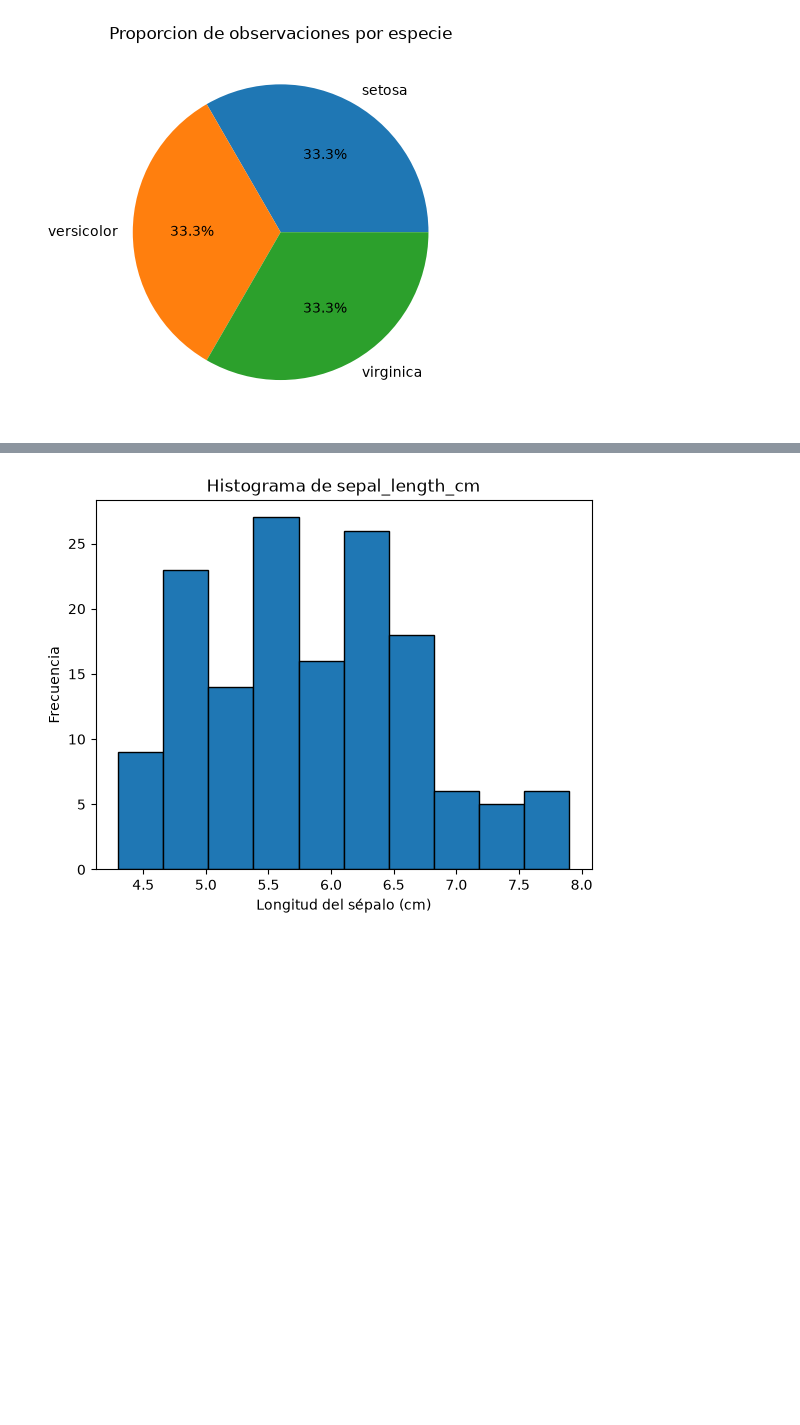
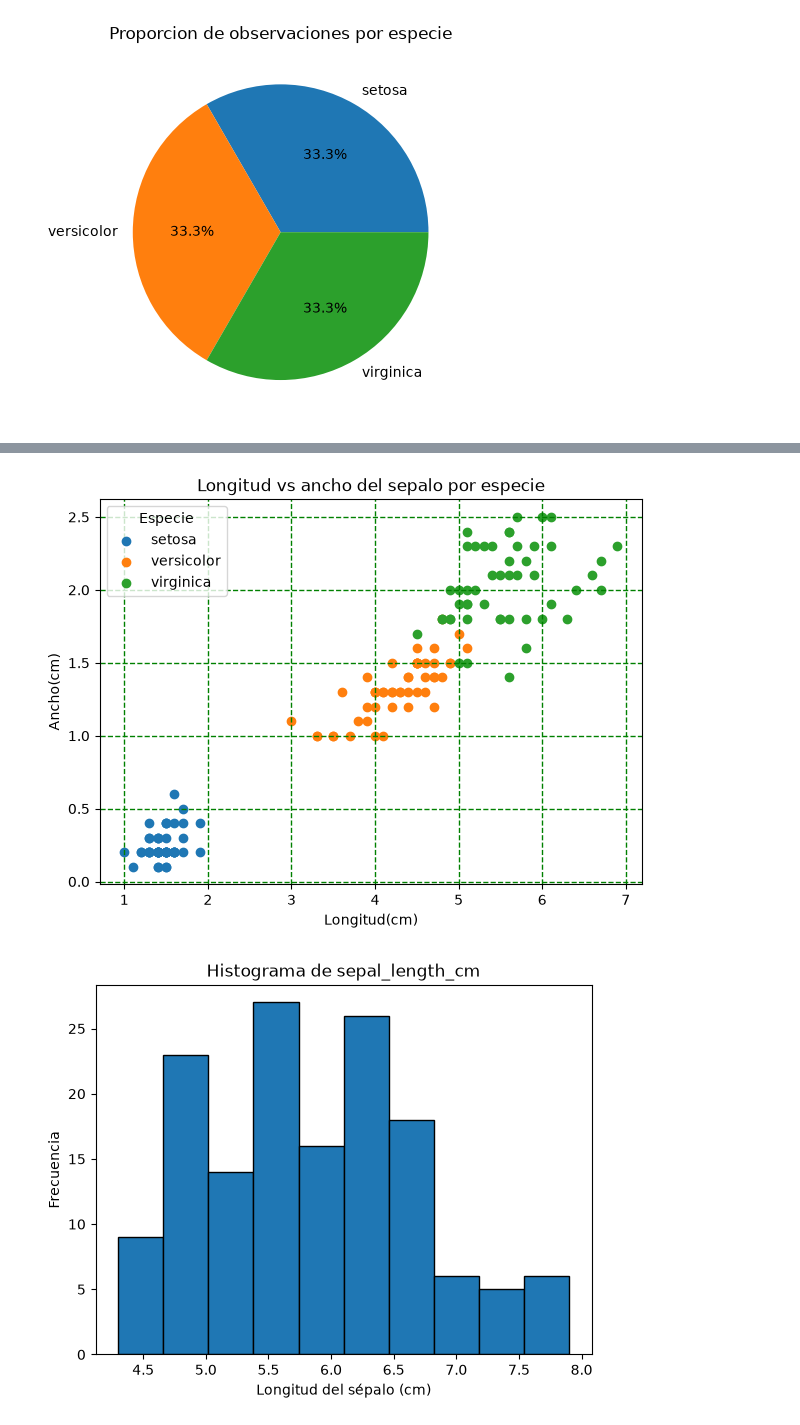
Before and after one commit to iomarlopez/datascience-g8, a Jupyter notebook: Documents/datascience_g8_01/notebooks/ENTREGABLE_3_2.ipynb, the cells around one changed output, grey strips where cells are left out. Drawn from its saved outputs; the diff is of its cells as text; code cells hidden in the pictures; blank space fills up the shorter version.

```diff
--- a/Documents/datascience_g8_01/notebooks/ENTREGABLE_3_2.ipynb
+++ b/Documents/datascience_g8_01/notebooks/ENTREGABLE_3_2.ipynb
@@ -108,3 +122,26 @@ plt.show()
+# %%
+# 8.Dispersión por especie
+# Crea un gráfico de dispersión entre `petal_length_cm` y `petal_width_cm`, diferenciando cada especie
+# con una serie distinta y una leyenda. No uses Seaborn.
+
+plt.figure(figsize=(7,5))
+
+for species, group in df.groupby("species"):
+    plt.scatter(
+       group["petal_length_cm"],
+       group["petal_width_cm"],
+       label=species,
+
+    )
+
+plt.xlabel('Longitud(cm)')
+plt.ylabel('Ancho(cm)')
+plt.title('Longitud vs ancho del sepalo por especie')
+plt.legend(title="Especie")
+plt.grid(True,linestyle='--',axis='both',color='green',linewidth=1,alpha=1)
+plt.show()
+# %% [output]
+[figure, added]
 # %%
 #9
 import matplotlib.pyplot as plt
```
Also changed, not shown: parts of 1 cell of this notebook.
